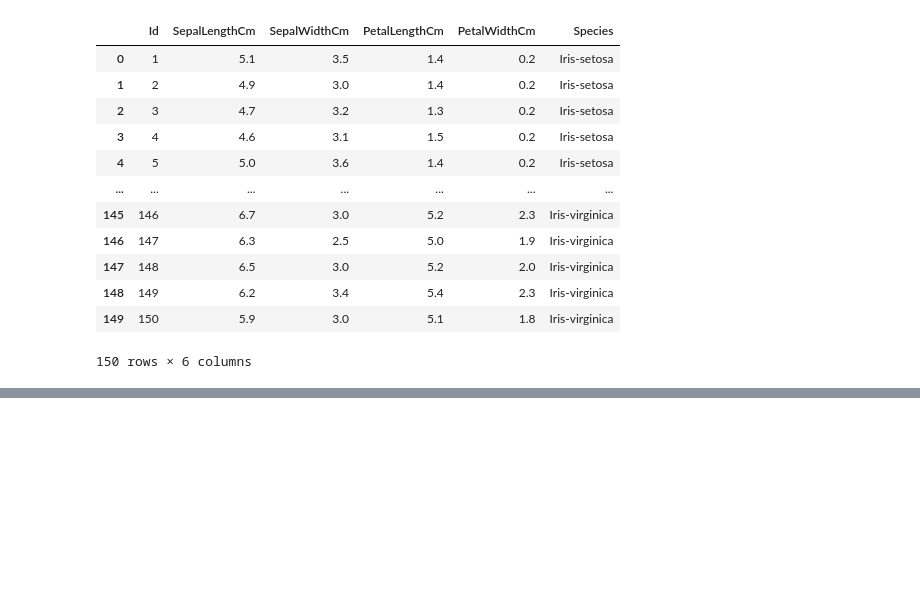
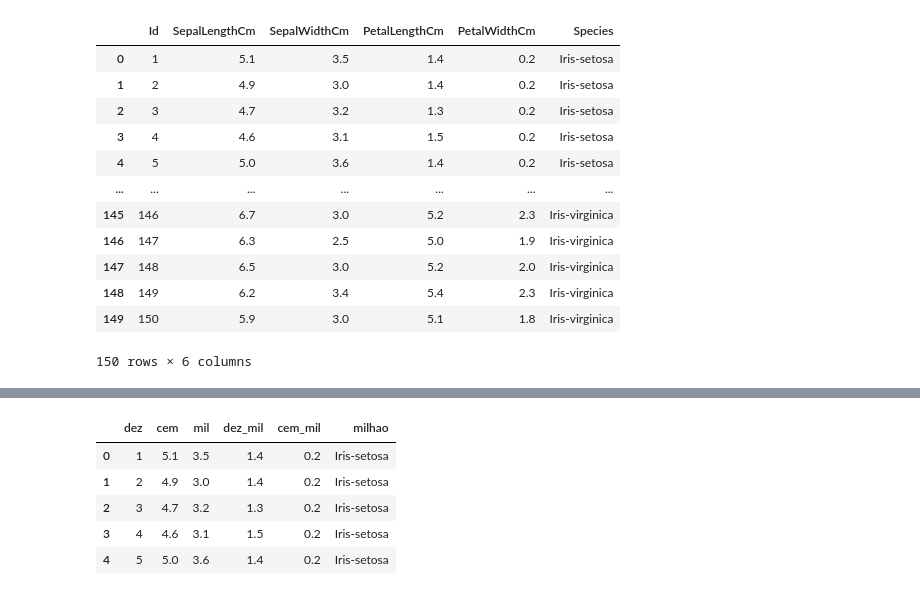
Before and after one commit to caiquemiranda/data-visualization-python, a Jupyter notebook: 03-pandas-crash-course.ipynb, the cells around one changed output, grey strips where cells are left out. Drawn from its saved outputs; the diff is of its cells as text; code cells hidden in the pictures; blank space fills up the shorter version.

Commit message:
rename

```diff
--- a/03-pandas-crash-course.ipynb
+++ b/03-pandas-crash-course.ipynb
@@ -219,0 +248,15 @@ df.drop_duplicates()
+# %%
+df= df.rename(columns={'zero':'dez',
+                   'um': 'cem',
+                   'dois': 'mil',
+                   'tres': 'dez_mil',
+                   'quatro': 'cem_mil',
+                   'cinco': 'milhao'})
+df.head()
+# %% [output]
+|  | dez | cem | mil | dez_mil | cem_mil | milhao |
+| 0 | 1 | 5.1 | 3.5 | 1.4 | 0.2 | Iris-setosa |
+| 1 | 2 | 4.9 | 3.0 | 1.4 | 0.2 | Iris-setosa |
+| 2 | 3 | 4.7 | 3.2 | 1.3 | 0.2 | Iris-setosa |
+| 3 | 4 | 4.6 | 3.1 | 1.5 | 0.2 | Iris-setosa |
+| 4 | 5 | 5.0 | 3.6 | 1.4 | 0.2 | Iris-setosa |
```
Also changed, not shown: parts of 4 cells of this notebook.
